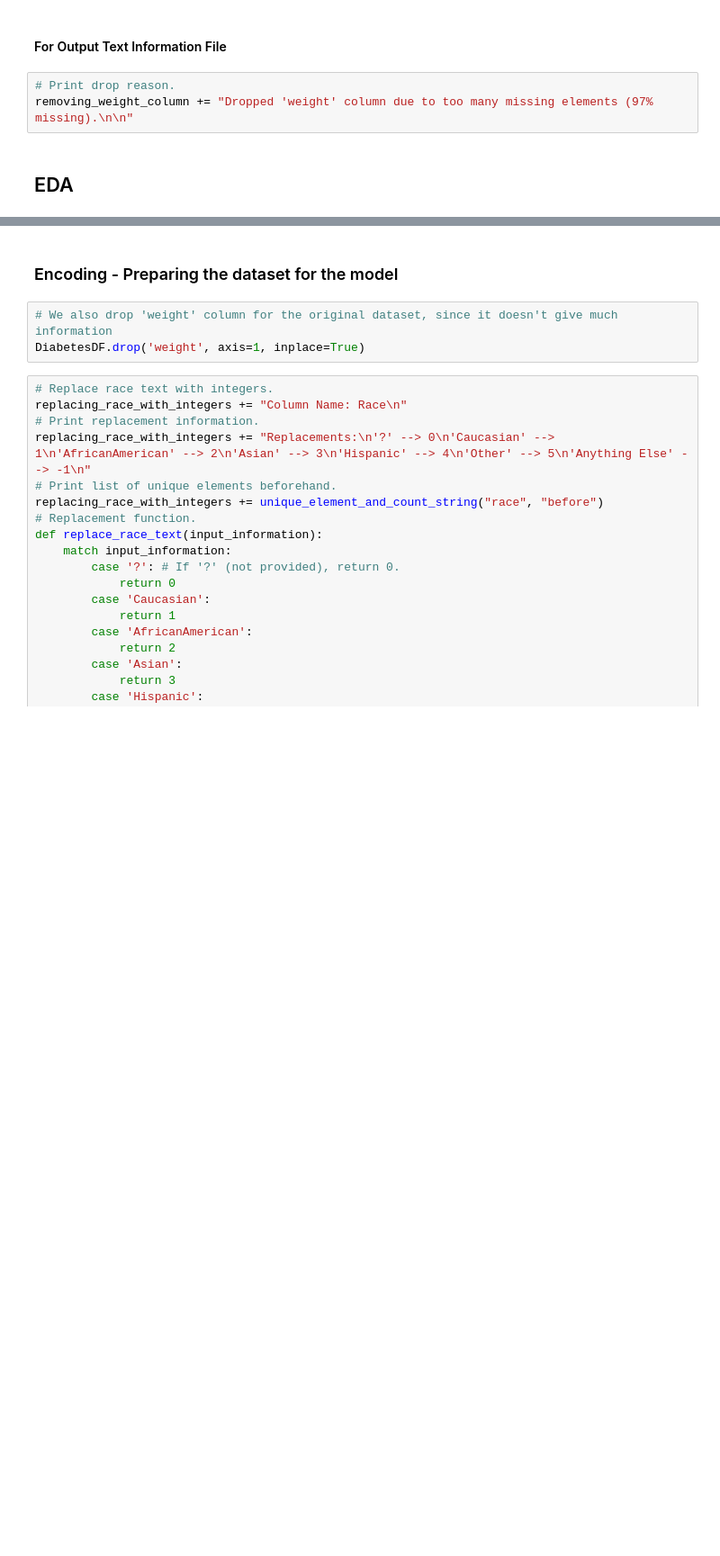
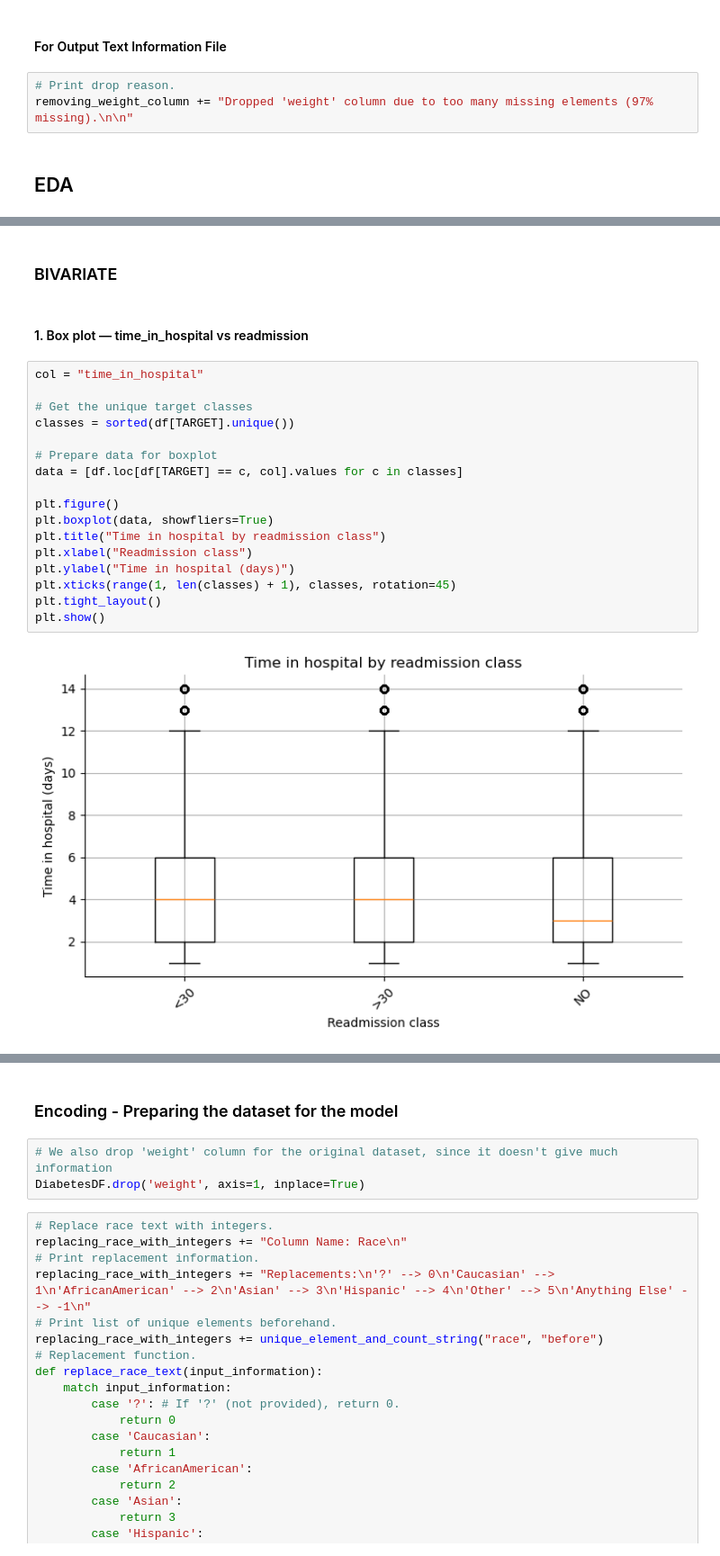
Before and after one commit to arunachalesh58/readmission-for-diabetes-patients, a Jupyter notebook: jupyter-nb-space/COMP-641-GroupProject.ipynb, the cells around one changed output, grey strips where cells are left out. Shown: that part at 90% size. Cells and saved outputs as stored; diff of their text form; blank space fills up the shorter version.

```diff
--- a/jupyter-nb-space/COMP-641-GroupProject.ipynb
+++ b/jupyter-nb-space/COMP-641-GroupProject.ipynb
@@ -905,0 +1092,23 @@ removing_weight_column += "Dropped 'weight' column due to too many missing eleme
+# %% [markdown]
+### BIVARIATE
+# %% [markdown]
+#### 1. Box plot — time_in_hospital vs readmission
+# %%
+col = "time_in_hospital"
+
+# Get the unique target classes
+classes = sorted(df[TARGET].unique())
+
+# Prepare data for boxplot
+data = [df.loc[df[TARGET] == c, col].values for c in classes]
+
+plt.figure()
+plt.boxplot(data, showfliers=True)
+plt.title("Time in hospital by readmission class")
+plt.xlabel("Readmission class")
+plt.ylabel("Time in hospital (days)")
+plt.xticks(range(1, len(classes) + 1), classes, rotation=45)
+plt.tight_layout()
+plt.show()
+# %% [output]
+[figure, added]
```
Also changed, not shown: parts of 44 cells of this notebook.
